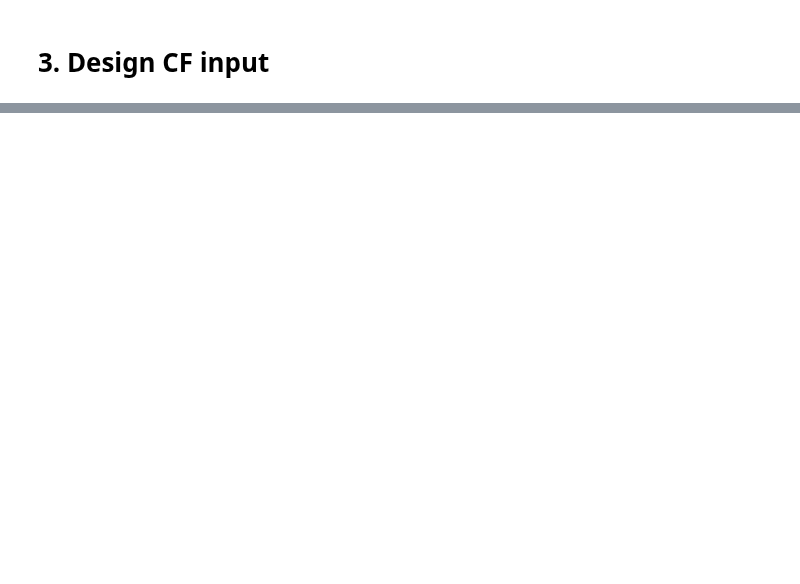
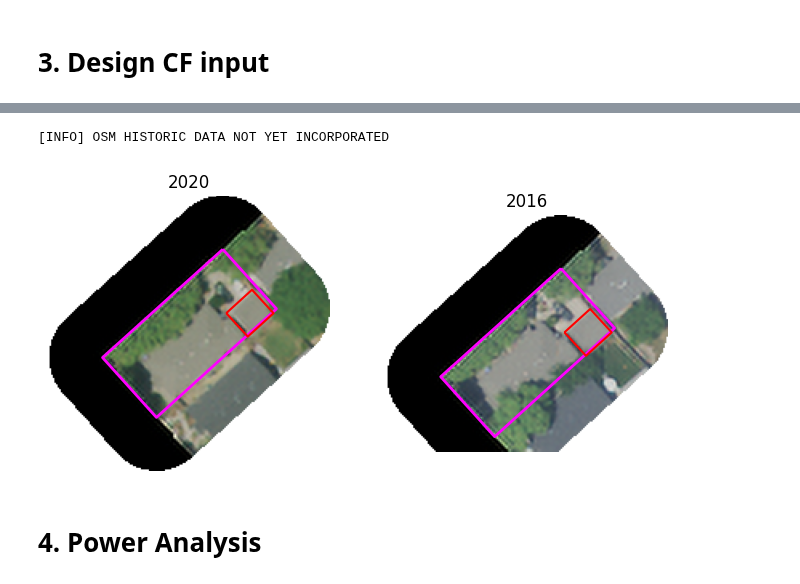
Before and after one commit to reglab/rgb-footprint-extract, a Jupyter notebook: naip_process/Pop-Estimates-Strata.ipynb, the cells around one changed output, grey strips where cells are left out. Cells and saved outputs as stored; diff of their text form; code cells hidden in the pictures; blank space fills up the shorter version.

```diff
--- a/naip_process/Pop-Estimates-Strata.ipynb
+++ b/naip_process/Pop-Estimates-Strata.ipynb
@@ -569,0 +565,74 @@ n = ttest.solve_power(
+# %%
+parcel_apn='23041017'
+model_params=model_params
+sat_imagery={'img_fp': IMG_FP, 'tif_fp': TIF_FP, 'sj_parcels_res': sj_parcels_res,
+             'tiles_gdf': tiles_gdf}
+title=True
+# Collect parcel data
+inferred_buildings_2020_parcel, inferred_buildings_2016_parcel, osm_buildings_parcel, permits_parcel = parcel_level_data(parcel_apn, sj_parcels_res, sj_parcel_permit)
+parcel_bounds = sj_parcels_res[sj_parcels_res['APN'] == parcel_apn]
+
+# Prepare data
+inferred_buildings_parcel = {'2016': inferred_buildings_2016_parcel,
+                             '2020': inferred_buildings_2020_parcel}
+
+osm_buildings_parcel = {'2016': osm_buildings_parcel,
+                        '2020': osm_buildings_parcel}
+print('[INFO] OSM HISTORIC DATA NOT YET INCORPORATED')
+
+# Incorporate OSM data
+parcel_buildings, _ = process_parcel_buildings(
+    inferred_buildings_parcel, osm_buildings_parcel, parcel_bounds, model_params)
+# %% [output]
+[INFO] OSM HISTORIC DATA NOT YET INCORPORATED
+# %%
+# Define axis
+fig, axs = plt.subplots(ncols=2, nrows=1, figsize=(8, 8))
+
+# Get individual axis
+ax1, ax2 = axs
+
+for ax in axs:
+    ax.axis('off')
+
+# Add titles
+if title:
+    ax1.set_title('2020')
+    ax2.set_title('2016')
+
+
+for year, ax in zip(['2020', '2016'], (ax1, ax2)):
+    # * NAIP
+    # Add buffer to parcel_bounds to get neighborhood/street context
+    parcel_bounds_buffered = parcel_bounds.copy()
+    parcel_bounds_buffered['geometry'] = parcel_bounds.to_crs('EPSG:26910').buffer(10)
+
+    # Get imagery
+    file_name = get_file_name_from_parcel(
+        parcel_apn, sat_imagery['sj_parcels_res'], sat_imagery['tiles_gdf'][year])
+    img_file, superres_file = find_image_file_and_superrestile(
+        sat_imagery['img_fp'][year], sat_imagery['tif_fp'][year], file_name)
+
+    with rasterio.open(superres_file) as src:
+        out_image, out_transform = rasterio.mask.mask(
+            src, parcel_bounds_buffered.to_crs('EPSG:26910')['geometry'], crop=True, nodata=255)
+
+    # Plot
+    rasterio.plot.show(out_image, transform=out_transform, ax=ax, alpha=1)
+
+    ax.axis('off')
+    # * Output
+    output_year = parcel_buildings[year].copy()
+    if output_year is not None:
+        output_year = output_year.loc[output_year['main_building_flag'] == False]
+        output_year.geometry = output_year.geometry.exterior
+        output_year.to_crs('EPSG:26910').plot(ax=ax, color='red')
+
+    # * Parcel outline
+    parcel_bounds.to_crs('EPSG:26910').plot(ax=ax, facecolor='none', edgecolor='magenta', linewidth=2)
+
+plt.show()
+# %% [output]
+[figure, added]
+# %% [markdown]
+# 4. Power Analysis
```
Also changed, not shown: parts of 20 cells of this notebook.
